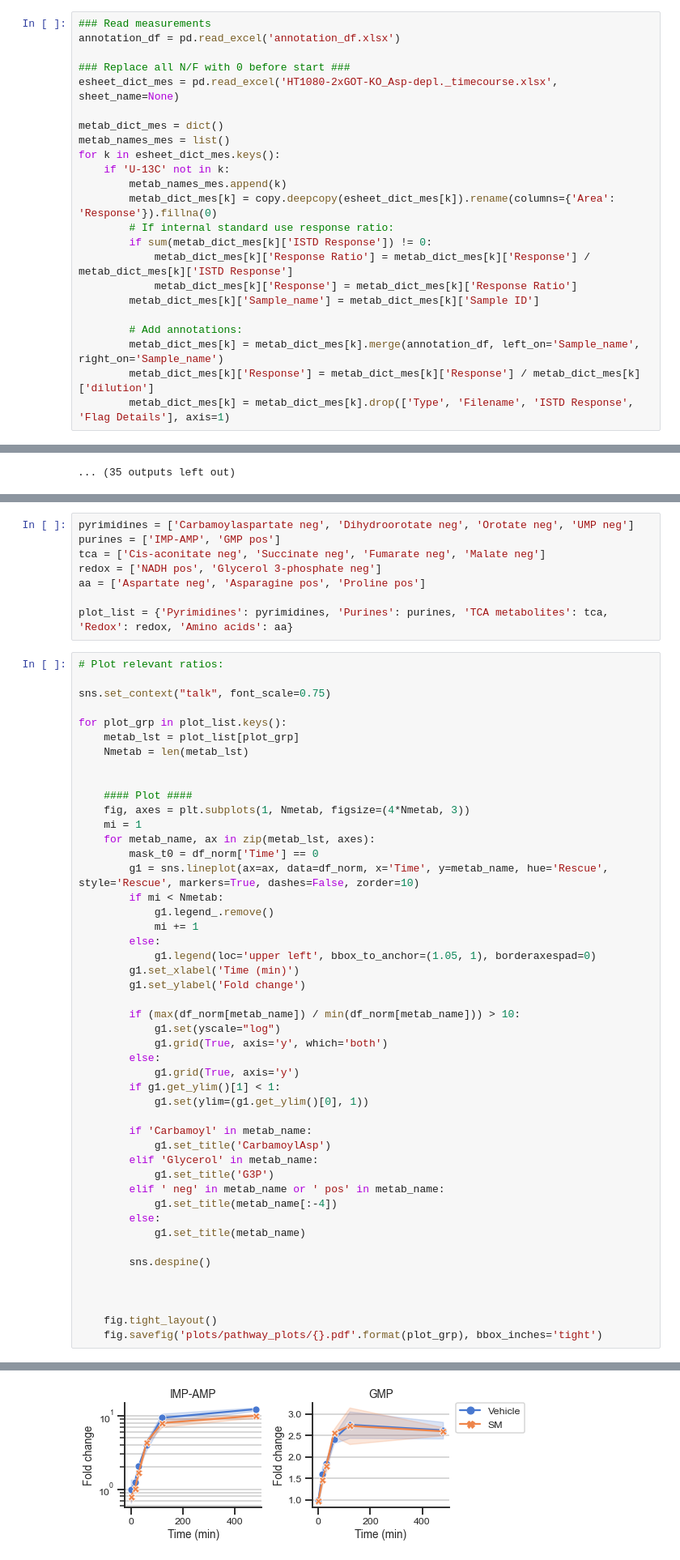
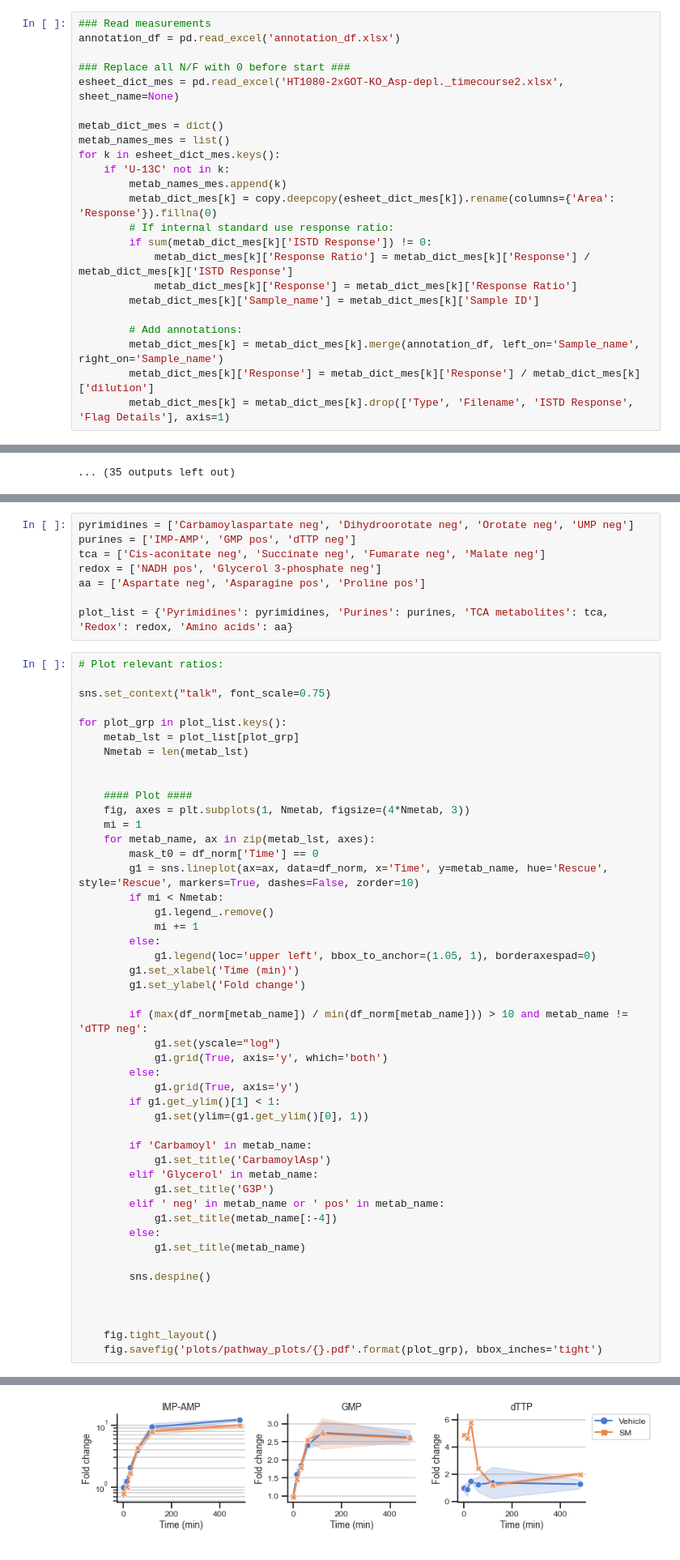
Before and after one commit to krdav/lab-work, a Jupyter notebook: Asp-levels_timeseries/HT1080-GOT-DKO_Asp-depl./data_processing.ipynb, the cells around one changed output, grey strips where cells are left out. Shown at 81% size. Saved outputs shown, nothing was run; the diff lists cells and outputs as text.

Commit message:
pathway metab

```diff
--- a/Asp-levels_timeseries/HT1080-GOT-DKO_Asp-depl./data_processing.ipynb
+++ b/Asp-levels_timeseries/HT1080-GOT-DKO_Asp-depl./data_processing.ipynb
@@ -44,7 +44,7 @@ def RR2Asn(RR):
 annotation_df = pd.read_excel('annotation_df.xlsx')
 
 ### Replace all N/F with 0 before start ###
-esheet_dict_mes = pd.read_excel('HT1080-2xGOT-KO_Asp-depl._timecourse.xlsx', sheet_name=None)
+esheet_dict_mes = pd.read_excel('HT1080-2xGOT-KO_Asp-depl._timecourse2.xlsx', sheet_name=None)
 
 metab_dict_mes = dict()
 metab_names_mes = list()
@@ -189,7 +189,7 @@ df_norm = copy.deepcopy(df)
 df_norm.loc[:, mcol] = df.loc[:, mcol].values / df_mean.loc[(df_mean['Time']==0)&(df_mean['Rescue']=='Vehicle'), ~df_mean.columns.isin(col_exclude2)].values
 # %%
 pyrimidines = ['Carbamoylaspartate neg', 'Dihydroorotate neg', 'Orotate neg', 'UMP neg']
-purines = ['IMP-AMP', 'GMP pos']
+purines = ['IMP-AMP', 'GMP pos', 'dTTP neg']
 tca = ['Cis-aconitate neg', 'Succinate neg', 'Fumarate neg', 'Malate neg']
 redox = ['NADH pos', 'Glycerol 3-phosphate neg']
 aa = ['Aspartate neg', 'Asparagine pos', 'Proline pos']
@@ -216,35 +216,35 @@ for plot_grp in plot_list.keys():
             mi += 1
         else:
             g1.legend(loc='upper left', bbox_to_anchor=(1.05, 1), borderaxespad=0)
         g1.set_xlabel('Time (min)')
         g1.set_ylabel('Fold change')
 
-        if (max(df_norm[metab_name]) / min(df_norm[metab_name])) > 10:
+        if (max(df_norm[metab_name]) / min(df_norm[metab_name])) > 10 and metab_name != 'dTTP neg':
             g1.set(yscale="log")
             g1.grid(True, axis='y', which='both')
         else:
             g1.grid(True, axis='y')
         if g1.get_ylim()[1] < 1:
             g1.set(ylim=(g1.get_ylim()[0], 1))
 
         if 'Carbamoyl' in metab_name:
             g1.set_title('CarbamoylAsp')
         elif 'Glycerol' in metab_name:
             g1.set_title('G3P')
         elif ' neg' in metab_name or ' pos' in metab_name:
             g1.set_title(metab_name[:-4])
         else:
             g1.set_title(metab_name)
 
         sns.despine()
 
 
 
     fig.tight_layout()
     fig.savefig('plots/pathway_plots/{}.pdf'.format(plot_grp), bbox_inches='tight')
 # %% [output]
 [figure]
-[figure, old version]
+[figure, new version]
 [figure]
 [figure]
 [figure]
```
Also changed, not shown: 26 other files.
